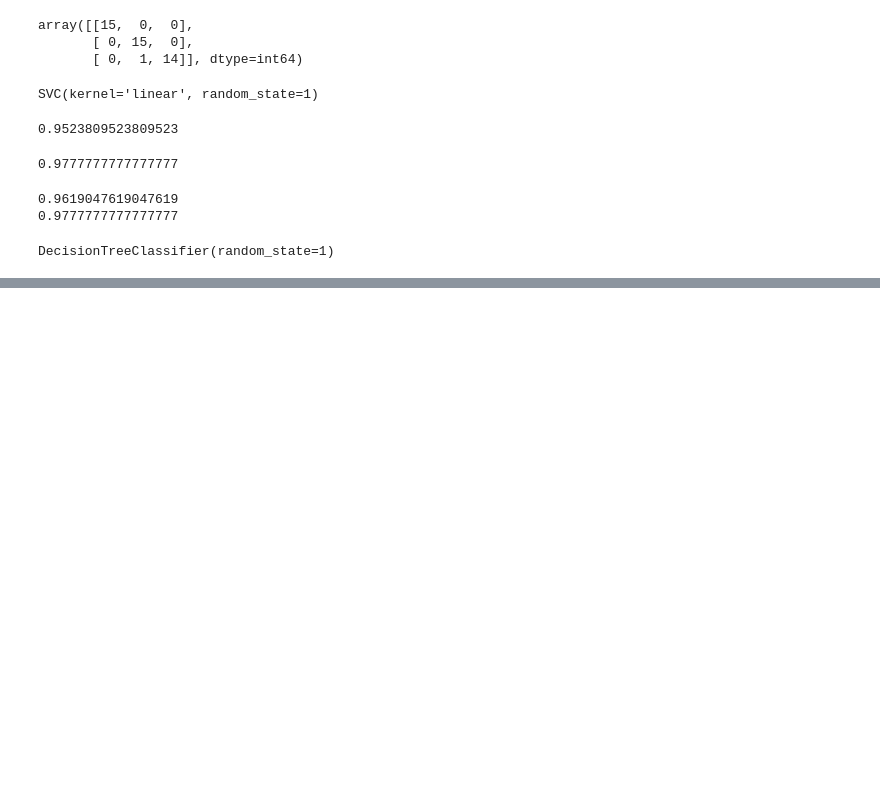
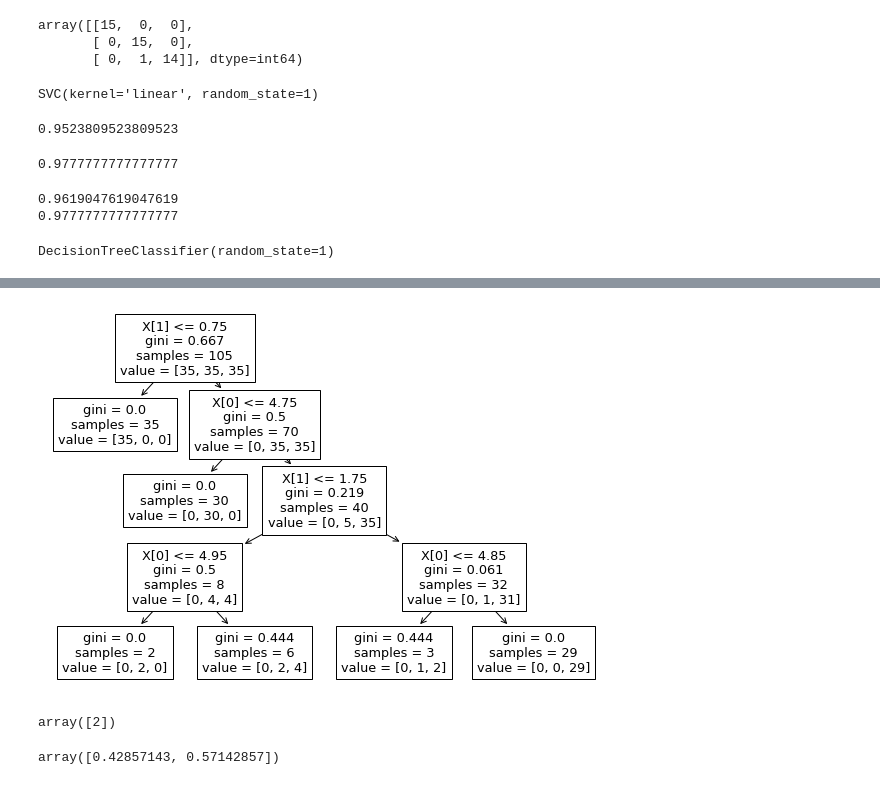
Before and after one commit to HongJungWan/HongJungWan-MachineLearning-study, a Jupyter notebook: Foundation/Concept.ipynb, the cells around one changed output, grey strips where cells are left out. Cells and saved outputs as stored; diff of their text form; code cells hidden in the pictures; blank space fills up the shorter version.

```diff
--- a/Foundation/Concept.ipynb
+++ b/Foundation/Concept.ipynb
@@ -362,0 +425,13 @@ DecisionTreeClassifier(random_state=1)
+# %%
+plt.figure(figsize=(10,7))
+plot_tree(tree4);
+# %% [output]
+[figure, added]
+# %%
+tree2.predict([[6.0,2.5]])
+# %% [output]
+array([2])
+# %%
+tree2.feature_importances_ # 2개의 특징 중에 어떤게 더 중요한가?, X1이 더 큼, 꽃잎의 너비가 더 중요한 변수임
+# %% [output]
+array([0.42857143, 0.57142857])
```
Also changed, not shown: parts of 49 cells of this notebook.
